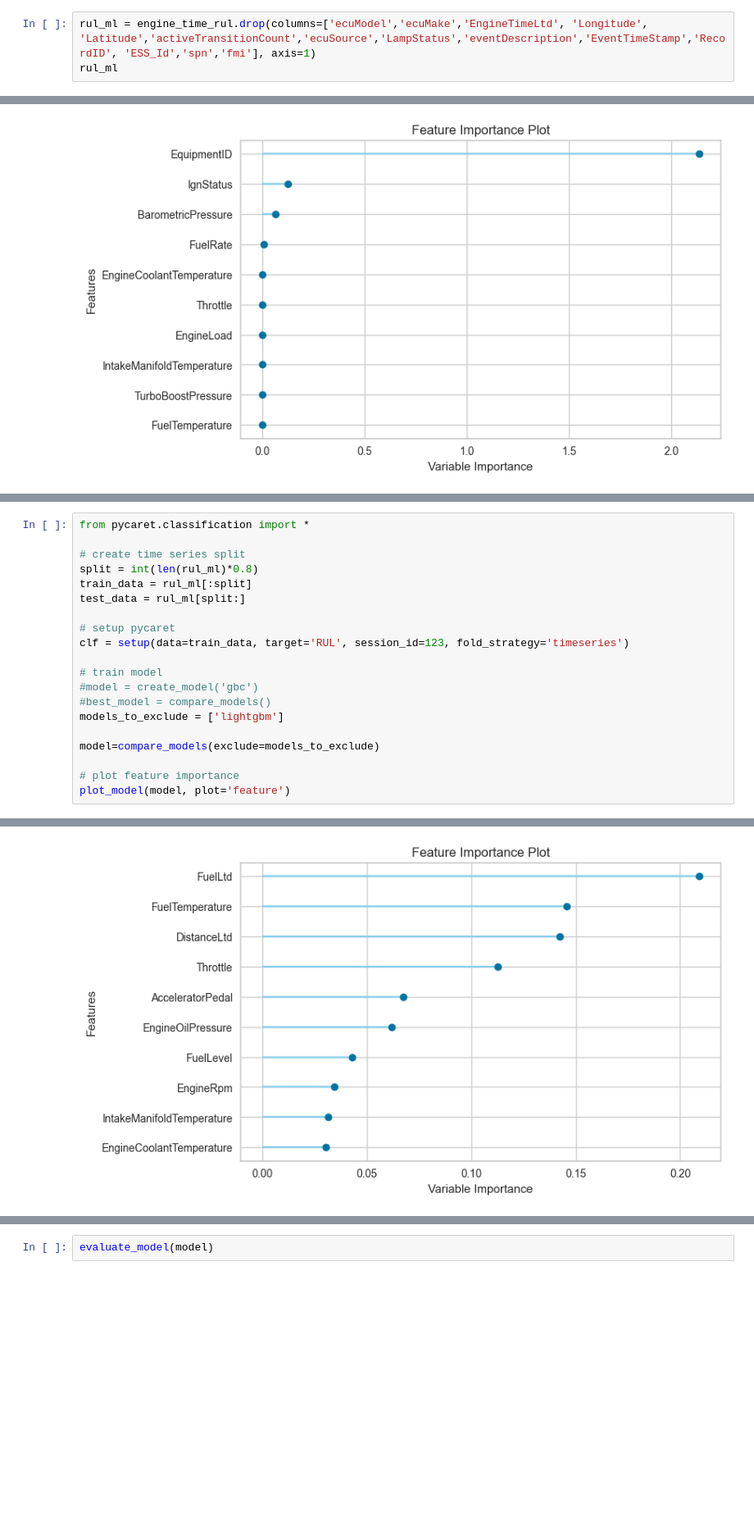
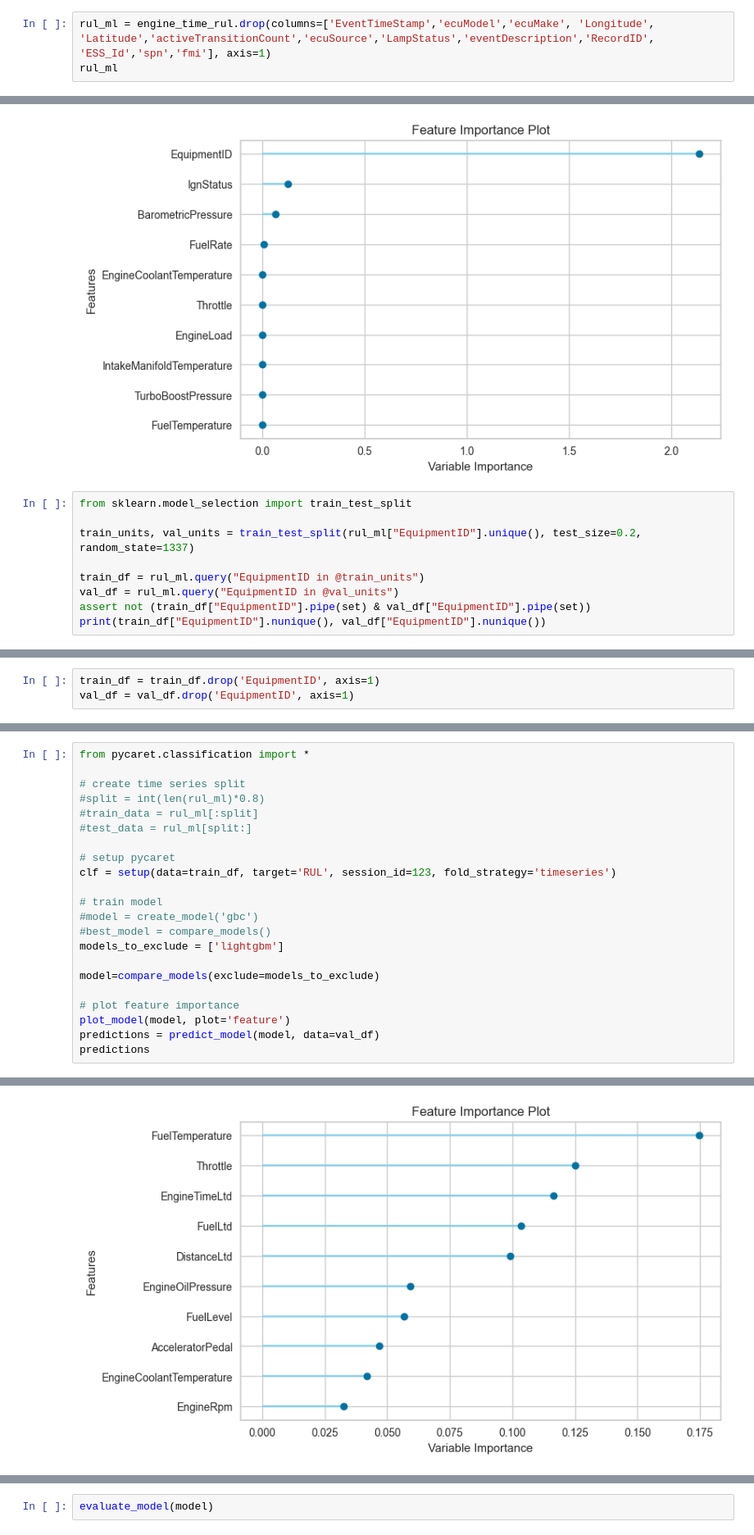
Before and after one commit to ashamaheshwari/big_g_express-predicting-derates, a Jupyter notebook: notebooks/RUL.ipynb, the cells around one changed output, grey strips where cells are left out. Shown at 82% size. Drawn from its saved outputs; the diff is of its cells as text; blank space fills up the shorter version.

```diff
--- a/notebooks/RUL.ipynb
+++ b/notebooks/RUL.ipynb
@@ -411,7 +456,7 @@ print('Percent of time RUL at 0:', np.round(pt0,2), '%')
 # %% [output]
 Percent of time RUL at 0: 11.68 %
 # %%
-rul_ml = engine_time_rul.drop(columns=['ecuModel','ecuMake','EngineTimeLtd', 'Longitude', 'Latitude','activeTransitionCount','ecuSource','LampStatus','eventDescription','EventTimeStamp','RecordID', 'ESS_Id','spn','fmi'], axis=1)
+rul_ml = engine_time_rul.drop(columns=['EventTimeStamp','ecuModel','ecuMake', 'Longitude', 'Latitude','activeTransitionCount','ecuSource','LampStatus','eventDescription','RecordID', 'ESS_Id','spn','fmi'], axis=1)
 rul_ml
 # %% [output]
 |  | EquipmentID | AcceleratorPedal | BarometricPressure | DistanceLtd | EngineCoolantTemperature | EngineLoad | ... |
@@ -521,3 +566,12 @@ plot_model(model, plot='feature')
 interactive(children=(ToggleButtons(description='Plot Type:', icons=('',), options=(('Pipeline Plot', 'pipelin…
 [interactive output not drawn]
 [figure]
+# %%
+from sklearn.model_selection import train_test_split
+
+train_units, val_units = train_test_split(rul_ml["EquipmentID"].unique(), test_size=0.2, random_state=1337)
+
+train_df = rul_ml.query("EquipmentID in @train_units")
+val_df = rul_ml.query("EquipmentID in @val_units")
+assert not (train_df["EquipmentID"].pipe(set) & val_df["EquipmentID"].pipe(set))
+print(train_df["EquipmentID"].nunique(), val_df["EquipmentID"].nunique())
@@ -523,0 +580,3 @@ interactive(children=(ToggleButtons(description='Plot Type:', icons=('',), optio
+# %%
+train_df = train_df.drop('EquipmentID', axis=1)
+val_df = val_df.drop('EquipmentID', axis=1)
@@ -525,12 +666,12 @@ interactive(children=(ToggleButtons(description='Plot Type:', icons=('',), optio
 from pycaret.classification import *
 
 # create time series split
-split = int(len(rul_ml)*0.8)
-train_data = rul_ml[:split]
-test_data = rul_ml[split:]
+#split = int(len(rul_ml)*0.8)
+#train_data = rul_ml[:split]
+#test_data = rul_ml[split:]
 
 # setup pycaret
-clf = setup(data=train_data, target='RUL', session_id=123, fold_strategy='timeseries')
+clf = setup(data=train_df, target='RUL', session_id=123, fold_strategy='timeseries')
 
 # train model
 #model = create_model('gbc')
@@ -541,6 +682,8 @@ model=compare_models(exclude=models_to_exclude)
 
 # plot feature importance
 plot_model(model, plot='feature')
+predictions = predict_model(model, data=val_df)
+predictions
 # %% [output]
 |  | Description | Value |
 | 0 | Session id | 123 |
@@ -579,2 +722,2 @@ plot_model(model, plot='feature')
 [interactive output not drawn]
-[figure, old version]
+[figure, new version]
```
Also changed, not shown: parts of 55 cells of this notebook.
